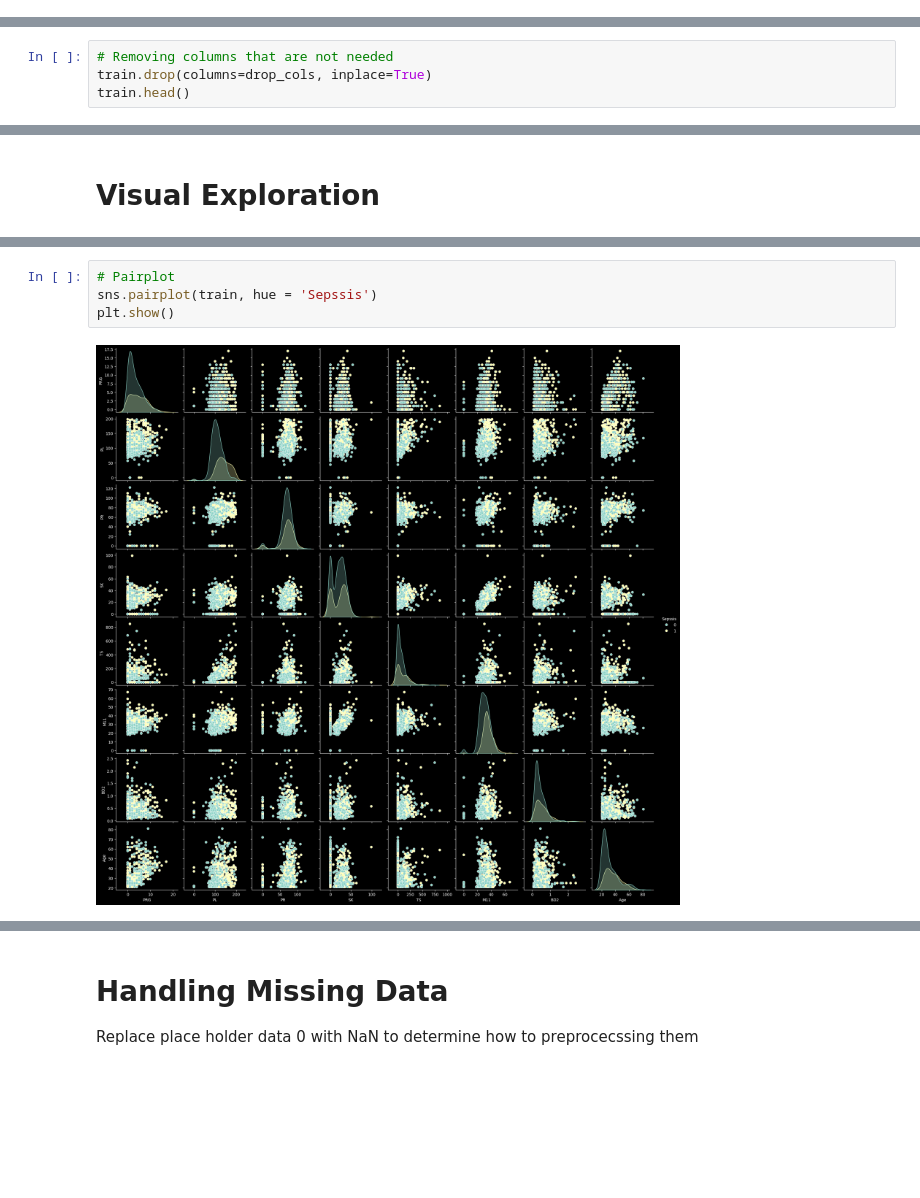
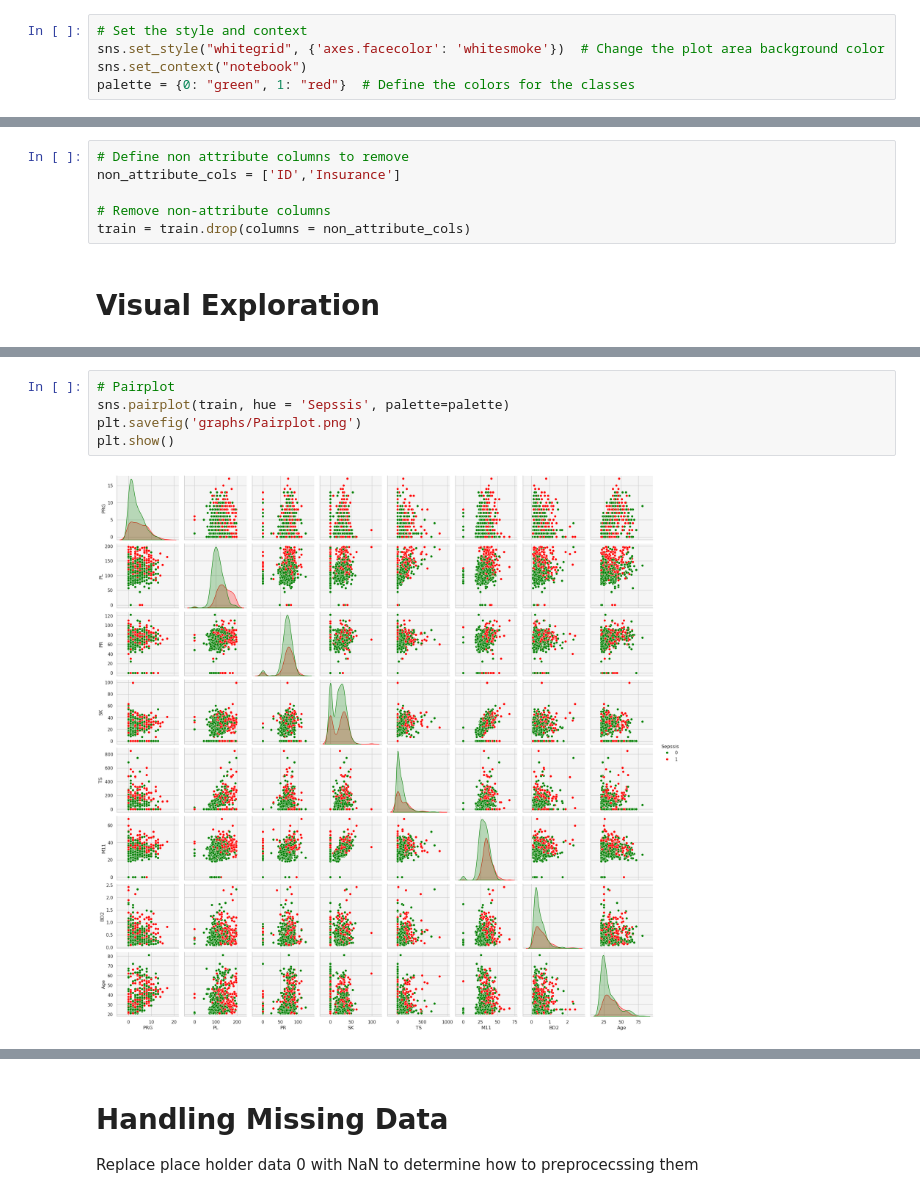
Before and after one commit to Rus268/ML_Assign1, a Jupyter notebook: 02_CODE_s3676330.ipynb, the cells around one changed output, grey strips where cells are left out. Drawn from its saved outputs; the diff is of its cells as text; blank space fills up the shorter version.

```diff
--- a/02_CODE_s3676330.ipynb
+++ b/02_CODE_s3676330.ipynb
@@ -29,6 +29,11 @@ from sklearn.neighbors import KNeighborsClassifier
 
 # Import measurement for evalutation
 from sklearn.metrics import classification_report, confusion_matrix, recall_score, f1_score, balanced_accuracy_score, roc_auc_score
+# %%
+# Set the style and context
+sns.set_style("whitegrid", {'axes.facecolor': 'whitesmoke'})  # Change the plot area background color
+sns.set_context("notebook")
+palette = {0: "green", 1: "red"}  # Define the colors for the classes
 # %% [markdown]
 # Declare variables and import data
 # %%
@@ -132,7 +142,3 @@ Summary statistics for non-numeric----------------------------------------------
 # %%
 # Re-encode the target column to 0 (Negative - Not developing Sepsis) and 1(Positive - Will develop Sepsis)
 train['Sepssis'] = train['Sepssis'].map({'Negative': 0, 'Positive': 1})
-# %%
-# Removing columns that are not needed
-train.drop(columns=drop_cols, inplace=True)
-train.head()
@@ -146,2 +145,8 @@ train.head()
+# %%
+# Define non attribute columns to remove
+non_attribute_cols = ['ID','Insurance']
+
+# Remove non-attribute columns
+train = train.drop(columns = non_attribute_cols)
 # %% [markdown]
 # Visual Exploration
@@ -148,9 +160,10 @@ train.head()
 # %%
 # Pairplot
-sns.pairplot(train, hue = 'Sepssis')
+sns.pairplot(train, hue = 'Sepssis', palette=palette)
+plt.savefig('graphs/Pairplot.png')
 plt.show()
 # %% [output]
-[figure, old version]
+[figure, new version]
 # %%
 # correlation analysis
 corrMatrix = train[num_cols].corr()
```
Also changed, not shown: parts of 36 cells of this notebook, 18 other files.
